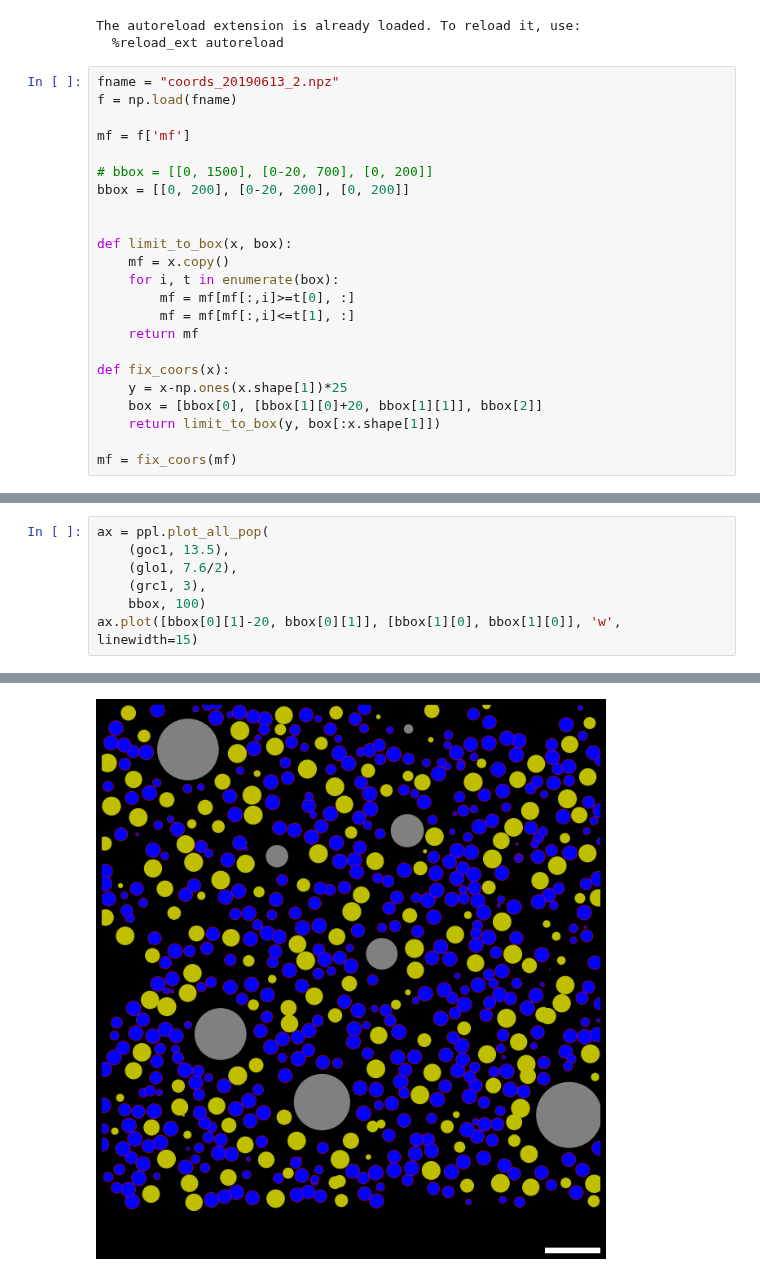
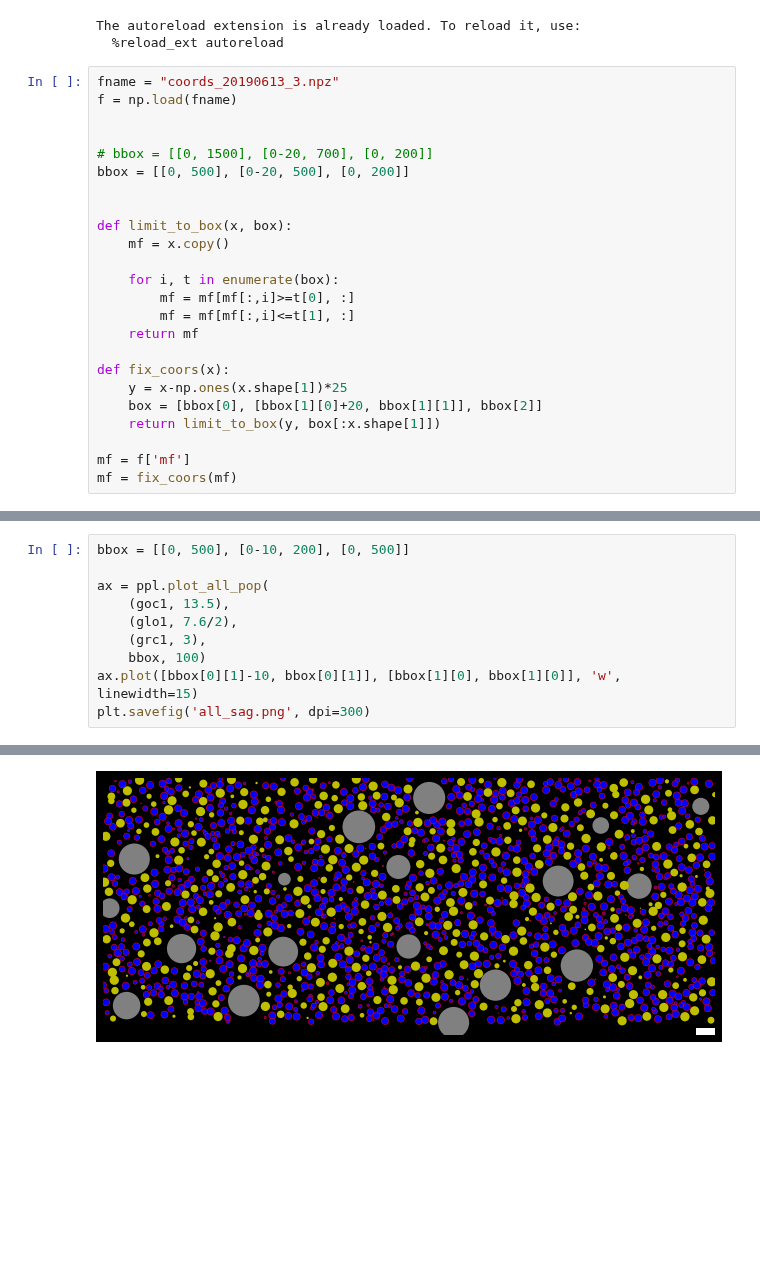
Before and after one commit to CNS-OIST/pycabnn, a Jupyter notebook: docs/fig_POPGEN/plot_pop_gen_figures.ipynb, the cells around one changed output, grey strips where cells are left out. Drawn from its saved outputs; the diff is of its cells as text; blank space fills up the shorter version.

```diff
--- a/docs/fig_POPGEN/plot_pop_gen_figures.ipynb
+++ b/docs/fig_POPGEN/plot_pop_gen_figures.ipynb
@@ -12,17 +12,17 @@ import pds_plots as ppl
 The autoreload extension is already loaded. To reload it, use:
   %reload_ext autoreload
 # %%
-fname = "coords_20190613_2.npz"
+fname = "coords_20190613_3.npz"
 f = np.load(fname)
 
-mf = f['mf']
 
 # bbox = [[0, 1500], [0-20, 700], [0, 200]]
-bbox = [[0, 200], [0-20, 200], [0, 200]]
+bbox = [[0, 500], [0-20, 500], [0, 200]]
 
 
 def limit_to_box(x, box):
     mf = x.copy()
+
     for i, t in enumerate(box):
         mf = mf[mf[:,i]>=t[0], :]
         mf = mf[mf[:,i]<=t[1], :]
@@ -33,6 +33,7 @@ def fix_coors(x):
     box = [bbox[0], [bbox[1][0]+20, bbox[1][1]], bbox[2]]
     return limit_to_box(y, box[:x.shape[1]])
 
+mf = f['mf']
 mf = fix_coors(mf)
 # %%
 bbox = bbox[:2]
@@ -137,10 +135,13 @@ ax.plot([bbox[0][1]-20, bbox[0][1]], [bbox[1][0], bbox[1][0]], 'w', linewidth=15
 # %%
+bbox = [[0, 500], [0-10, 200], [0, 500]]
+
 ax = ppl.plot_all_pop(
     (goc1, 13.5),
     (glo1, 7.6/2),
     (grc1, 3),
     bbox, 100)
-ax.plot([bbox[0][1]-20, bbox[0][1]], [bbox[1][0], bbox[1][0]], 'w', linewidth=15)
+ax.plot([bbox[0][1]-10, bbox[0][1]], [bbox[1][0], bbox[1][0]], 'w', linewidth=15)
+plt.savefig('all_sag.png', dpi=300)
 # %% [output]
 [interactive output not drawn]
 [interactive output not drawn]
@@ -149 +149 @@ ax.plot([bbox[0][1]-20, bbox[0][1]], [bbox[1][0], bbox[1][0]], 'w', linewidth=15
-[figure, old version]
+[figure, new version]
```
Also changed, not shown: parts of 8 cells of this notebook, 10 other files.
